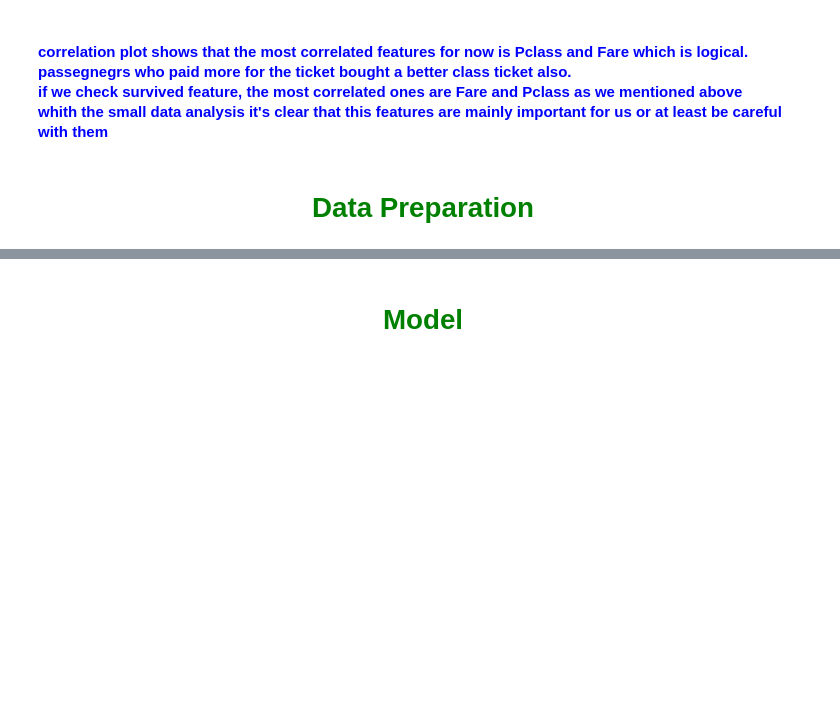
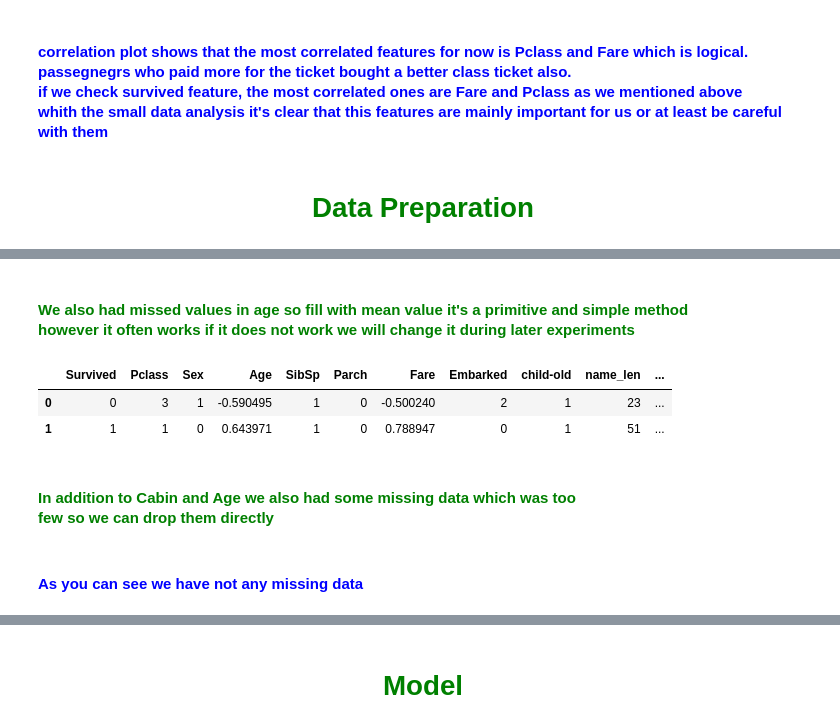
Before and after one commit to RRaphaell/kaggle_titanic, a Jupyter notebook: titanic_survival_prediction.ipynb, the cells around one changed output, grey strips where cells are left out. Cells and saved outputs as stored; diff of their text form; code cells hidden in the pictures; blank space fills up the shorter version.

Commit message:
add explanation to data preprocessing

```diff
--- a/titanic_survival_prediction.ipynb
+++ b/titanic_survival_prediction.ipynb
@@ -208,12 +213,22 @@ with sns.axes_style("white"):
 # %%
 df_train = df_train.drop(columns=['PassengerId', 'Cabin', 'Ticket'])
 df_test = df_test.drop(columns=['PassengerId', 'Cabin', 'Ticket'])
+# %% [markdown]
+#### <span style="color:green">  We also had missed values in age so fill with mean value it's a primitive and simple method <br> however it often works if it does not work we will change it during later experiments
 # %%
 median = df_train["Age"].mean()
 df_train["Age"].fillna(median, inplace=True)
 
 median = df_test["Age"].mean()
 df_test["Age"].fillna(median, inplace=True)
+# %%
+df_train.head(2)
+# %% [output]
+|  | Survived | Pclass | Sex | Age | SibSp | Parch | Fare | Embarked | child-old | name_len | ... |
+| 0 | 0 | 3 | 1 | -0.590495 | 1 | 0 | -0.500240 | 2 | 1 | 23 | ... |
+| 1 | 1 | 1 | 0 | 0.643971 | 1 | 0 | 0.788947 | 0 | 1 | 51 | ... |
+# %% [markdown]
+#### <span style="color:green"> In addition to Cabin and Age we also had some missing data which was too <br> few so we can drop them directly
 # %%
 df_train = df_train.dropna()
 df_test = df_test.dropna()
@@ -219,0 +239,2 @@ df_test = df_test.dropna()
+# %% [markdown]
+#### <span style="color:blue"> As you can see we have not any missing data
```
Also changed, not shown: parts of 17 cells of this notebook.
